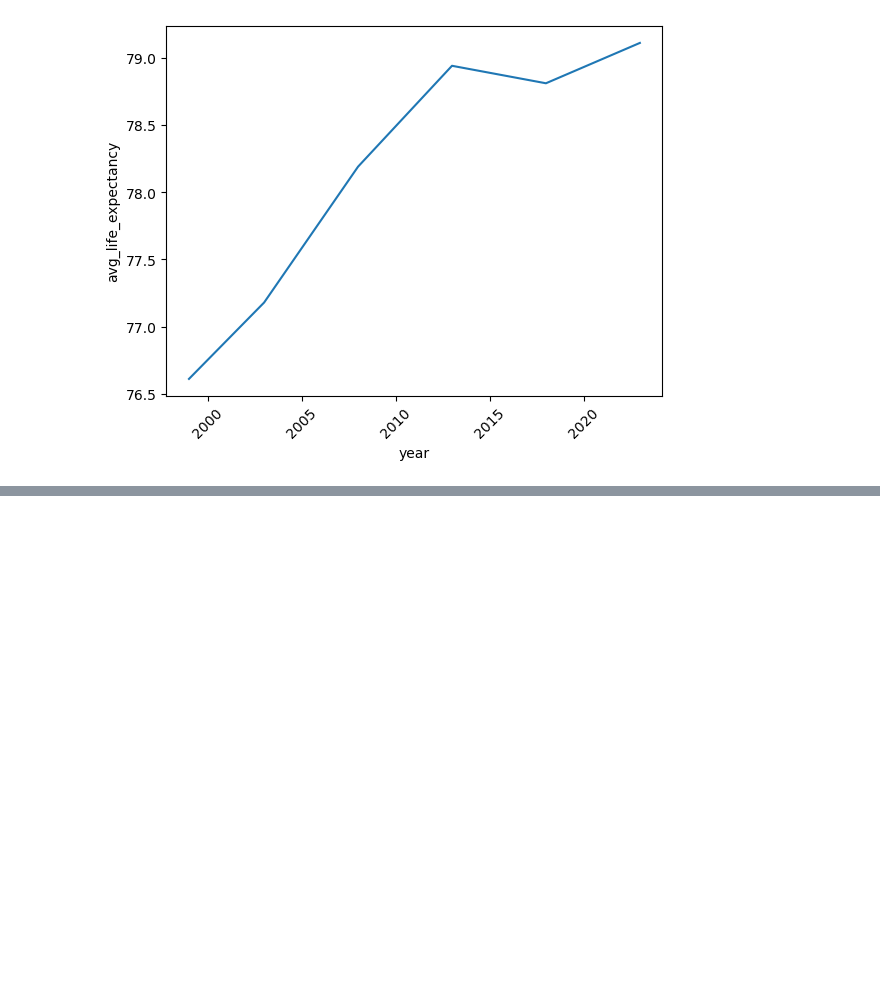
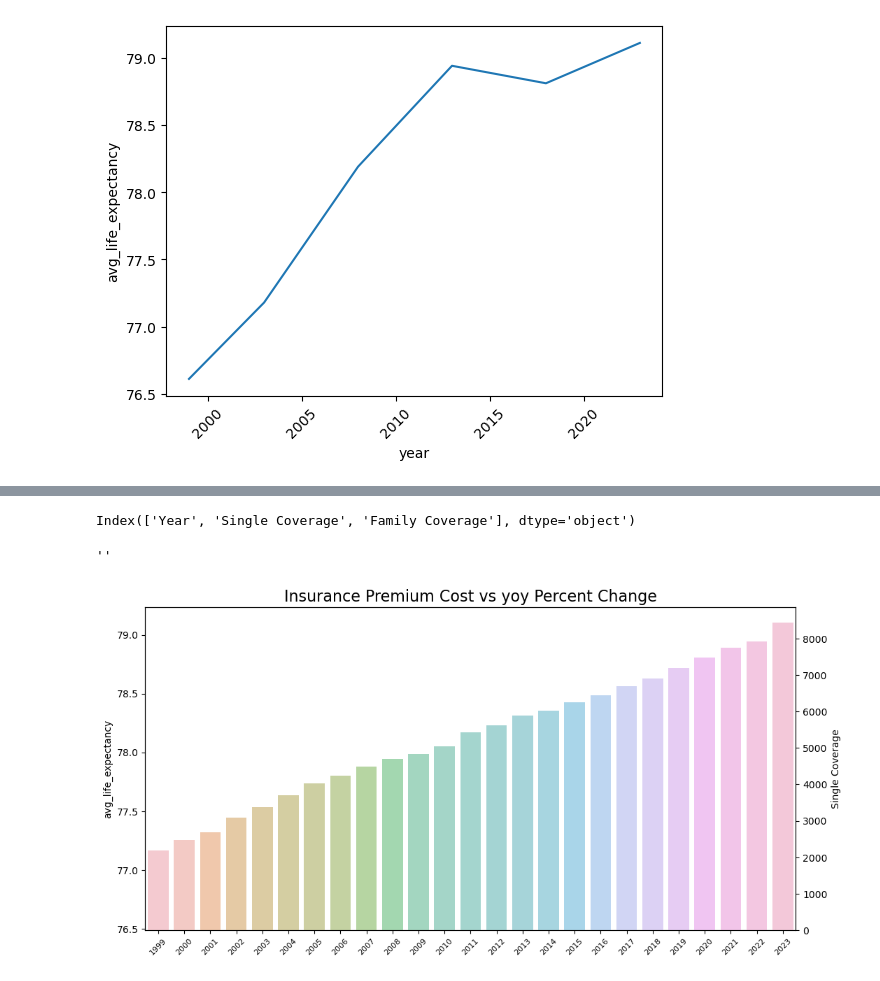
Before and after one commit to AndrewR321/Capstone, a Jupyter notebook: notebooks/Commercial Insurance Data.ipynb, the cells around one changed output, grey strips where cells are left out. Cells and saved outputs as stored; diff of their text form; code cells hidden in the pictures; blank space fills up the shorter version.

```diff
--- a/notebooks/Commercial Insurance Data.ipynb
+++ b/notebooks/Commercial Insurance Data.ipynb
@@ -164,0 +218,19 @@ plt.xticks(rotation=45);
+# %%
+cip.columns
+# %% [output]
+Index(['Year', 'Single Coverage', 'Family Coverage'], dtype='object')
+# %%
+ax1 = sns.set_style(style=None, rc=None)
+
+fig, ax1 = plt.subplots(figsize=(12,6))
+###ax.set_xticks(ax.get_xticks()[::5])
+plt.xticks(rotation=45, fontsize = 8)
+sns.lineplot(data = le['avg_life_expectancy'], marker='o', sort = False, ax=ax1)
+ax2 = ax1.twinx()
+
+sns.barplot(data = cip, x='Year', y='Single Coverage', alpha=0.5, ax=ax2)
+plt.title('Insurance Premium Cost vs yoy Percent Change', fontsize = 16)
+;
+# %% [output]
+''
+[figure, added]
```
Also changed, not shown: parts of 4 cells of this notebook, 2 other files.
